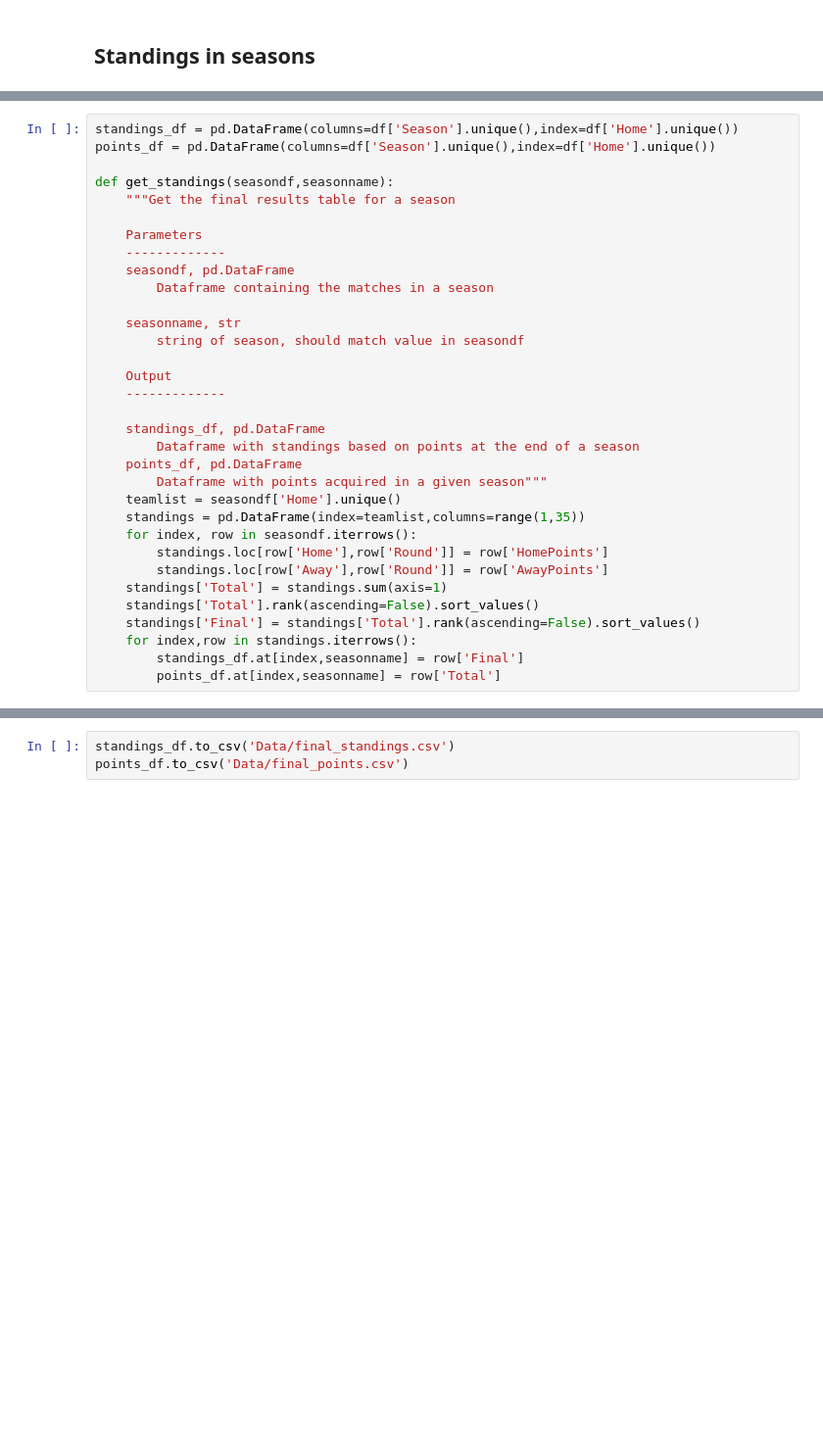
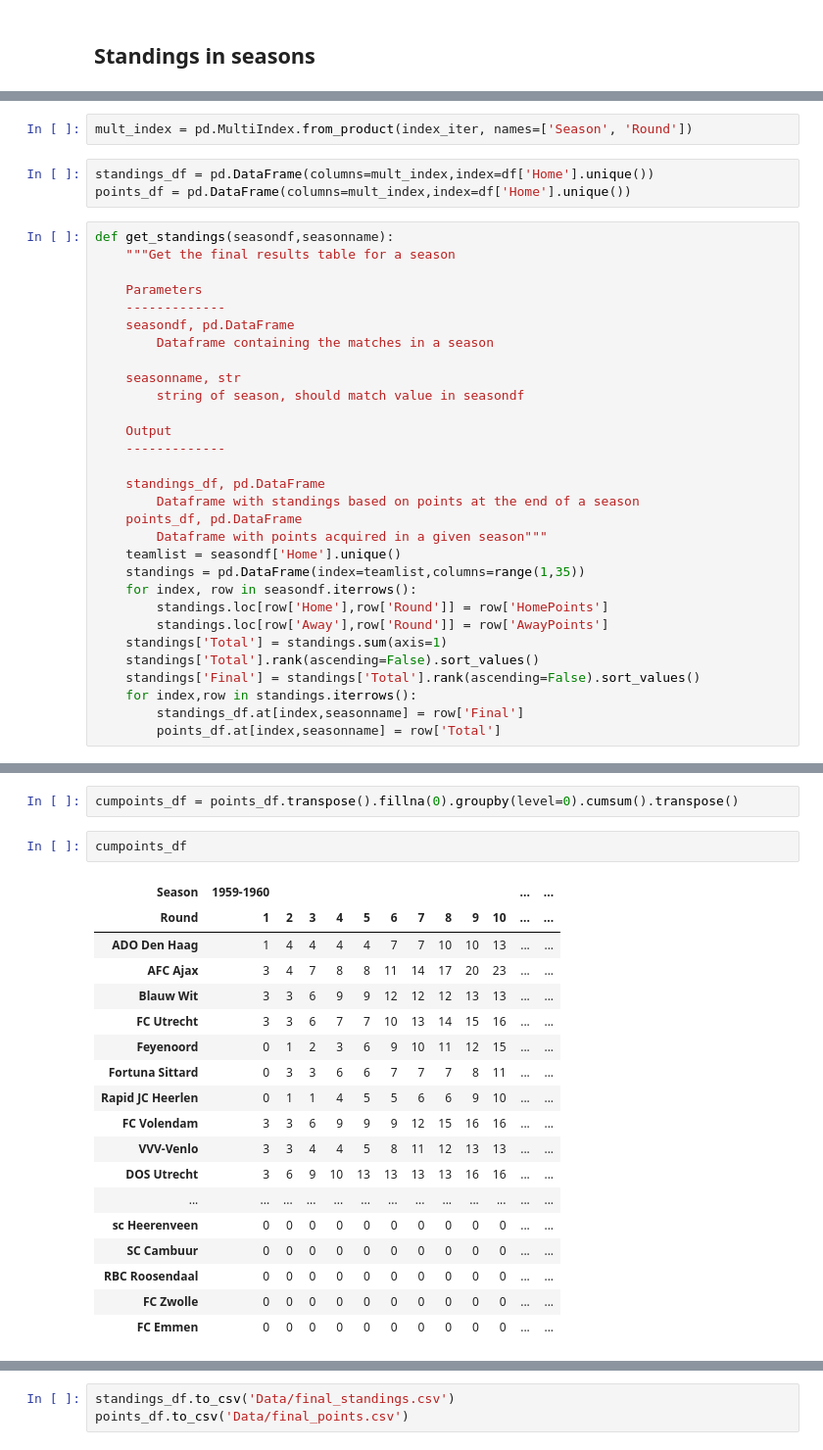
Before and after one commit to rmfaber/FootballPredictions, a Jupyter notebook: ProcessData.ipynb, the cells around one changed output, grey strips where cells are left out. Shown at 98% size. Drawn from its saved outputs; the diff is of its cells as text; blank space fills up the shorter version.

```diff
--- a/ProcessData.ipynb
+++ b/ProcessData.ipynb
@@ -125,7 +72,9 @@ Features to include:
+# %%
+mult_index = pd.MultiIndex.from_product(index_iter, names=['Season', 'Round'])
+# %%
+standings_df = pd.DataFrame(columns=mult_index,index=df['Home'].unique())
+points_df = pd.DataFrame(columns=mult_index,index=df['Home'].unique())
 # %%
-standings_df = pd.DataFrame(columns=df['Season'].unique(),index=df['Home'].unique())
-points_df = pd.DataFrame(columns=df['Season'].unique(),index=df['Home'].unique())
-
 def get_standings(seasondf,seasonname):
     """Get the final results table for a season
 
@@ -157,0 +132,23 @@ def get_standings(seasondf,seasonname):
+# %%
+cumpoints_df = points_df.transpose().fillna(0).groupby(level=0).cumsum().transpose()
+# %%
+cumpoints_df
+# %% [output]
+| Season | 1959-1960 |  |  |  |  |  |  |  |  |  | ... | ... |
+| Round | 1 | 2 | 3 | 4 | 5 | 6 | 7 | 8 | 9 | 10 | ... | ... |
+| ADO Den Haag | 1 | 4 | 4 | 4 | 4 | 7 | 7 | 10 | 10 | 13 | ... | ... |
+| AFC Ajax | 3 | 4 | 7 | 8 | 8 | 11 | 14 | 17 | 20 | 23 | ... | ... |
+| Blauw Wit | 3 | 3 | 6 | 9 | 9 | 12 | 12 | 12 | 13 | 13 | ... | ... |
+| FC Utrecht | 3 | 3 | 6 | 7 | 7 | 10 | 13 | 14 | 15 | 16 | ... | ... |
+| Feyenoord | 0 | 1 | 2 | 3 | 6 | 9 | 10 | 11 | 12 | 15 | ... | ... |
+| Fortuna Sittard | 0 | 3 | 3 | 6 | 6 | 7 | 7 | 7 | 8 | 11 | ... | ... |
+| Rapid JC Heerlen | 0 | 1 | 1 | 4 | 5 | 5 | 6 | 6 | 9 | 10 | ... | ... |
+| FC Volendam | 3 | 3 | 6 | 9 | 9 | 9 | 12 | 15 | 16 | 16 | ... | ... |
+| VVV-Venlo | 3 | 3 | 4 | 4 | 5 | 8 | 11 | 12 | 13 | 13 | ... | ... |
+| DOS Utrecht | 3 | 6 | 9 | 10 | 13 | 13 | 13 | 13 | 16 | 16 | ... | ... |
+| ... | ... | ... | ... | ... | ... | ... | ... | ... | ... | ... | ... | ... |
+| sc Heerenveen | 0 | 0 | 0 | 0 | 0 | 0 | 0 | 0 | 0 | 0 | ... | ... |
+| SC Cambuur | 0 | 0 | 0 | 0 | 0 | 0 | 0 | 0 | 0 | 0 | ... | ... |
+| RBC Roosendaal | 0 | 0 | 0 | 0 | 0 | 0 | 0 | 0 | 0 | 0 | ... | ... |
+| FC Zwolle | 0 | 0 | 0 | 0 | 0 | 0 | 0 | 0 | 0 | 0 | ... | ... |
+| FC Emmen | 0 | 0 | 0 | 0 | 0 | 0 | 0 | 0 | 0 | 0 | ... | ... |
```
Also changed, not shown: parts of 18 cells of this notebook.
